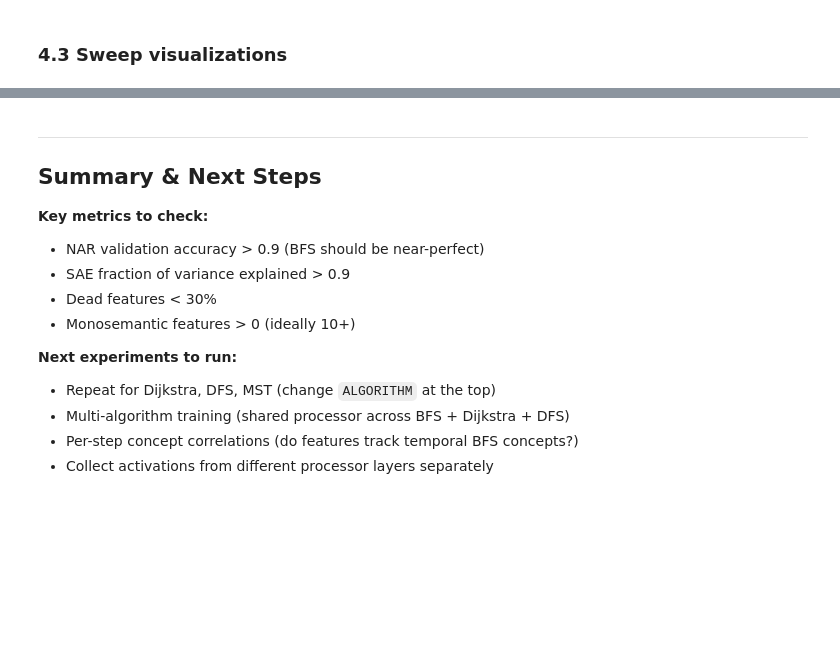
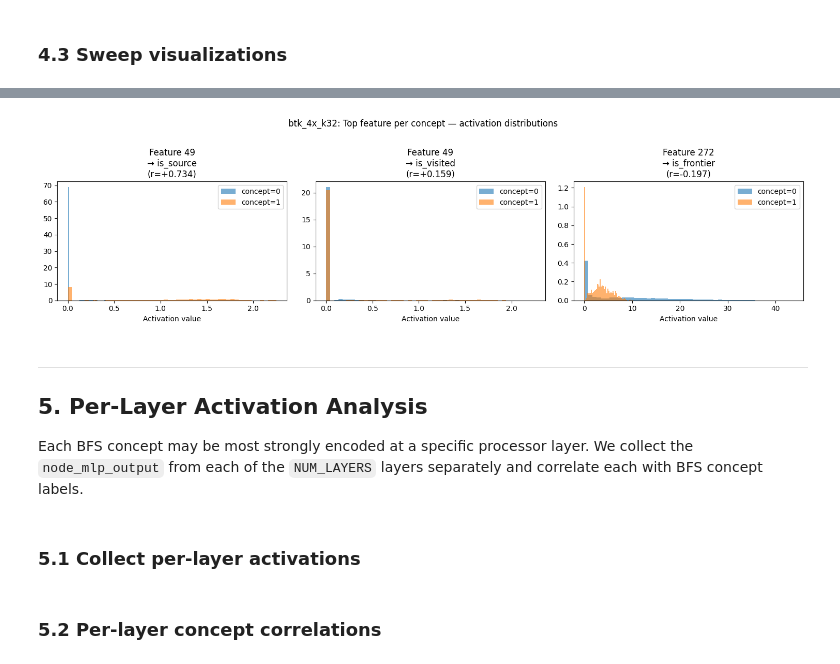
Before and after one commit to aniervs/nar-mechinterp, a Jupyter notebook: experiments/run_experiments.ipynb, the cells around one changed output, grey strips where cells are left out. Saved outputs shown, nothing was run; the diff lists cells and outputs as text; code cells hidden in the pictures; blank space fills up the shorter version.

```diff
--- a/experiments/run_experiments.ipynb
+++ b/experiments/run_experiments.ipynb
@@ -772,7 +842,10 @@ for cfg in sweep_configs:
                 break
             batch = batch.to(device)
             output = trainer_sweep.train_step(batch)
+            if step % 5_000 == 0:
+                print(f"  [{name}] step {step}/{SWEEP_STEPS} | loss={output.loss.item():.4f} | L0={output.l0.item():.1f}")
             step += 1
+
     final_stats = trainer_sweep.get_training_stats()
     print(f"  Final loss: {final_stats.get('recent_loss', 0):.4f}, L0: {final_stats.get('recent_l0', 0):.1f}")
 
@@ -947,0 +1130,13 @@ print(f"Saved plots to {sweep_dir / 'sweep_plots.png'}")
+# %%
+# For each concept, show top 10 features with full correlation profiles
+for j, concept in enumerate(concept_names_best):
+    top_idx = cm_best[:, j].abs().topk(10).indices
+    print(f"\n{'='*60}")
+    print(f"Concept: {concept}")
+    print(f"{'Feat':>5s} | {'corr_'+concept:>12s} | " + " | ".join(f"{'corr_'+c:>12s}" for c in concept_names_best if c != concept))
+    print("-" * 60)
+    for idx in top_idx:
+        row = cm_best[idx]
+        main = row[j].item()
+        others = [f"{row[k].item():+.4f}" for k in range(len(concept_names_best)) if k != j]
+        print(f"  {idx.item():4d} | {main:+.4f}       | " + " | ".join(f"{o:>12s}" for o in others))
@@ -947,0 +1161,25 @@ print(f"Saved plots to {sweep_dir / 'sweep_plots.png'}")
+# %%
+# Show activation distribution of top feature vs concept membership
+top_per_concept = {}
+for j, concept in enumerate(concept_names_best):
+    top_idx = cm_best[:, j].abs().argmax().item()
+    top_per_concept[concept] = top_idx
+
+fig, axes = plt.subplots(1, len(concept_names_best), figsize=(5*len(concept_names_best), 4))
+for ax, (concept, feat_idx) in zip(axes, top_per_concept.items()):
+    feat_acts = features_best[:, feat_idx].numpy()
+    labels_c = labels_best[:, concept_names_best.index(concept)].numpy().astype(bool)
+
+    ax.hist(feat_acts[~labels_c], bins=50, alpha=0.6, label=f"concept=0", density=True)
+    ax.hist(feat_acts[labels_c],  bins=50, alpha=0.6, label=f"concept=1", density=True)
+    corr = cm_best[feat_idx, concept_names_best.index(concept)].item()
+    ax.set_title(f"Feature {feat_idx}\n→ {concept}\n(r={corr:+.3f})")
+    ax.set_xlabel("Activation value")
+    ax.legend()
+
+plt.suptitle("btk_4x_k32: Top feature per concept — activation distributions", y=1.02)
+plt.tight_layout()
+plt.savefig(sweep_dir / "best_feature_distributions.png", dpi=150, bbox_inches="tight")
+plt.show()
+# %% [output]
+[figure, added]
@@ -948,15 +1194,10 @@ print(f"Saved plots to {sweep_dir / 'sweep_plots.png'}")
 # %% [markdown]
 ---
-## Summary & Next Steps
 
-**Key metrics to check:**
-- NAR validation accuracy > 0.9 (BFS should be near-perfect)
-- SAE fraction of variance explained > 0.9
-- Dead features < 30%
-- Monosemantic features > 0 (ideally 10+)
+## 5. Per-Layer Activation Analysis
 
-**Next experiments to run:**
-- Repeat for Dijkstra, DFS, MST (change `ALGORITHM` at the top)
-- Multi-algorithm training (shared processor across BFS + Dijkstra + DFS)
-- Per-step concept correlations (do features track temporal BFS concepts?)
-- Collect activations from different processor layers separately
+Each BFS concept may be most strongly encoded at a specific processor layer.
+We collect the `node_mlp_output` from each of the `NUM_LAYERS` layers separately
+and correlate each with BFS concept labels.
+# %% [markdown]
+### 5.1 Collect per-layer activations
@@ -962,0 +1233,2 @@ print(f"Saved plots to {sweep_dir / 'sweep_plots.png'}")
+# %% [markdown]
+### 5.2 Per-layer concept correlations
```
Also changed, not shown: parts of 22 cells of this notebook.
